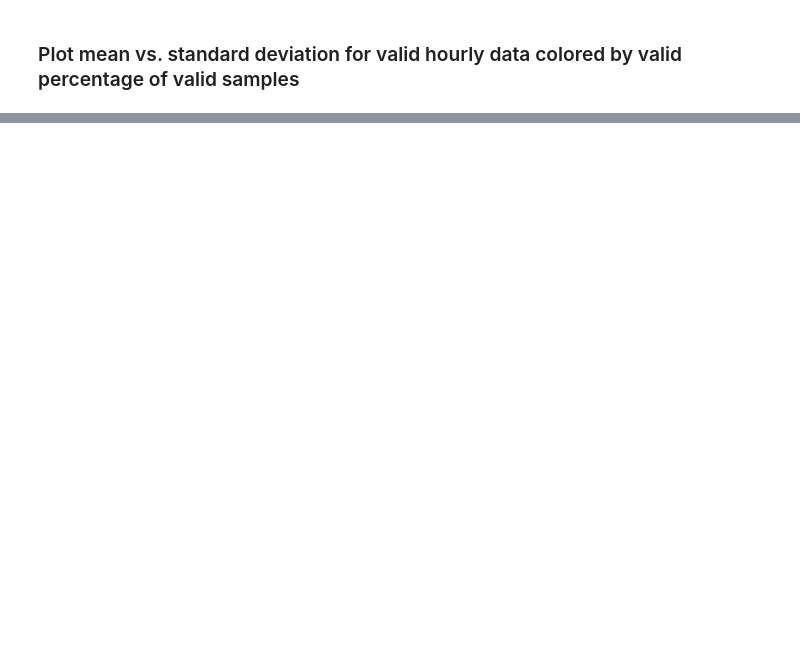
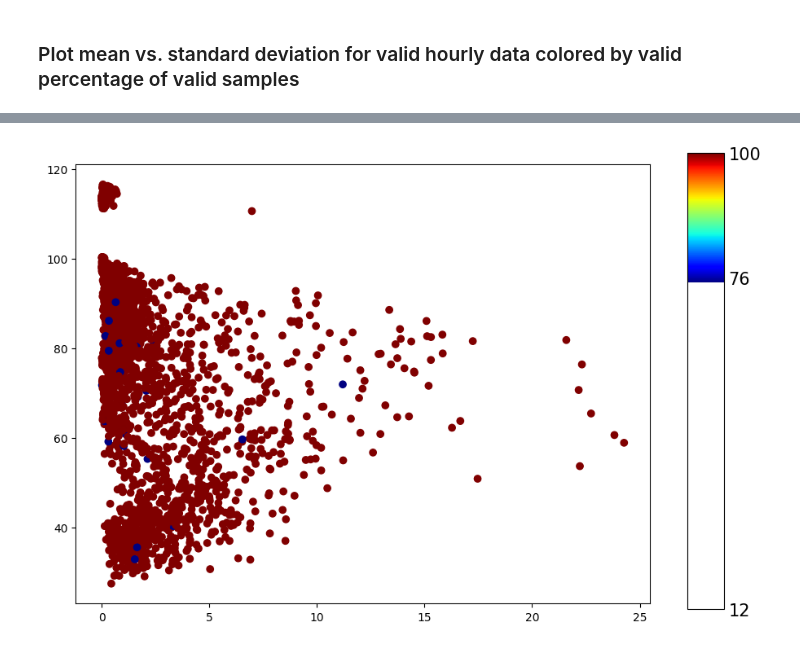
Before and after one commit to campofernando/lcqar-low-cost-monit-proc, a Jupyter notebook: field-data-treatment-Diamante_SO2.ipynb, the cells around one changed output, grey strips where cells are left out. Drawn from its saved outputs; the diff is of its cells as text; code cells hidden in the pictures; blank space fills up the shorter version.

```diff
--- a/field-data-treatment-Diamante_SO2.ipynb
+++ b/field-data-treatment-Diamante_SO2.ipynb
@@ -557,0 +319,4 @@ See the caveats in the documentation: https://pandas.pydata.org/pandas-docs/stab
+# %%
+sensor_analysis.plot_mean_vs_std(valid_dataframe_2)
+# %% [output]
+[figure, added]
```
Also changed, not shown: parts of 58 cells of this notebook.
